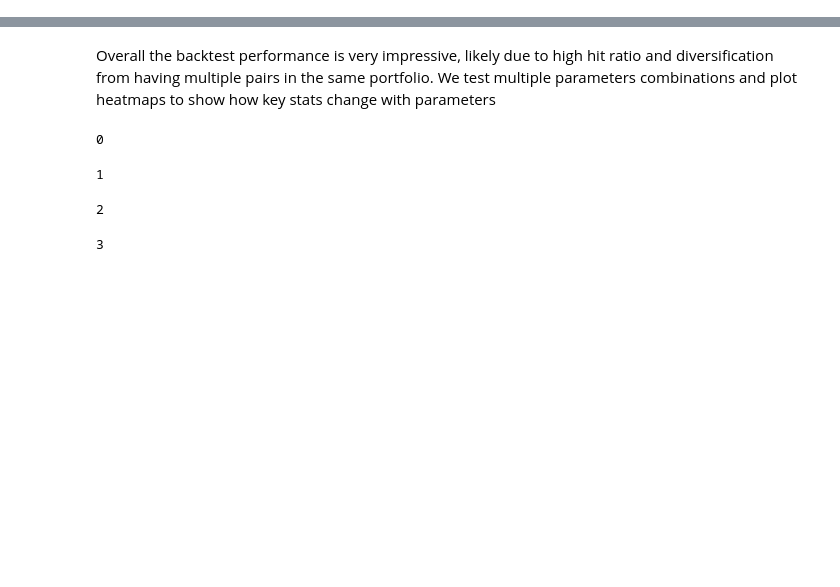
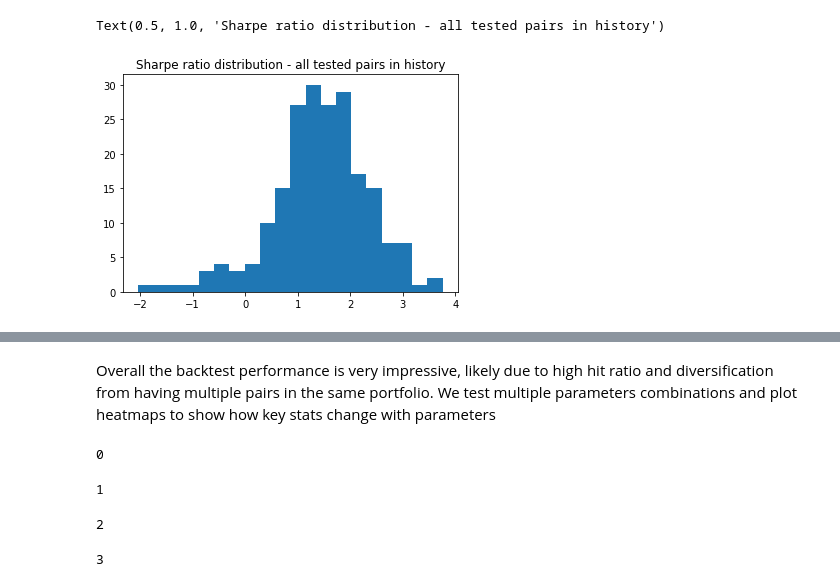
Before and after one commit to shenyifan17/equities_mean_reversion, a Jupyter notebook: main_strategy.ipynb, the cells around one changed output, grey strips where cells are left out. Drawn from its saved outputs; the diff is of its cells as text; code cells hidden in the pictures; blank space fills up the shorter version.

```diff
--- a/main_strategy.ipynb
+++ b/main_strategy.ipynb
@@ -18,4 +19,10 @@ sr_LT_pct_ret = run_full_backtest(**params)
 sr_nav = (100*(1+sr_LT_pct_ret).cumprod())
+# %%
+plt.hist(all_pair_sharpe_list, bins=20)
+plt.title('Sharpe ratio distribution - all tested pairs in history')
+# %% [output]
+Text(0.5, 1.0, 'Sharpe ratio distribution - all tested pairs in history')
+[figure, added]
 # %%
 sr_nav.plot()
 # %% [output]
```
Also changed, not shown: parts of 5 cells of this notebook.
